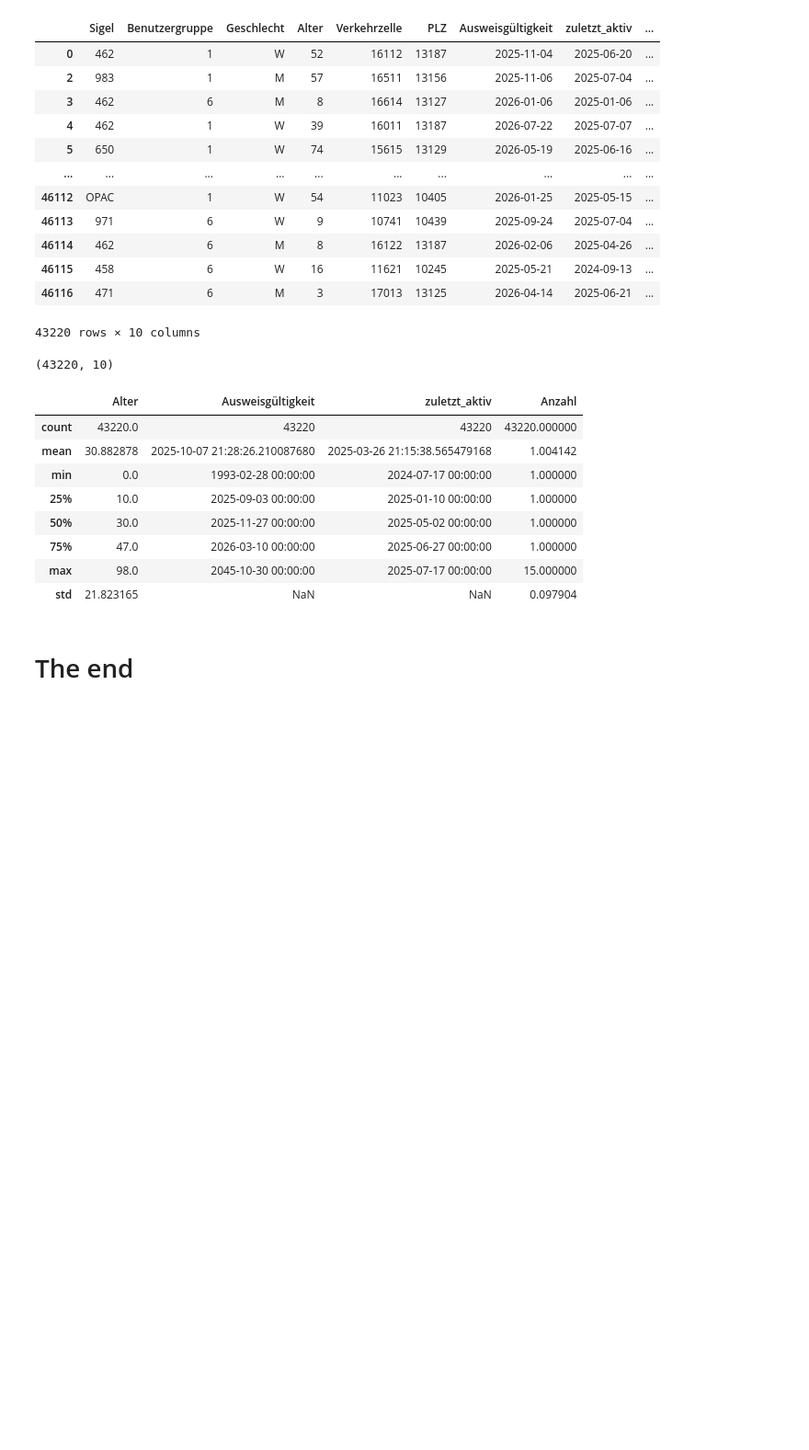
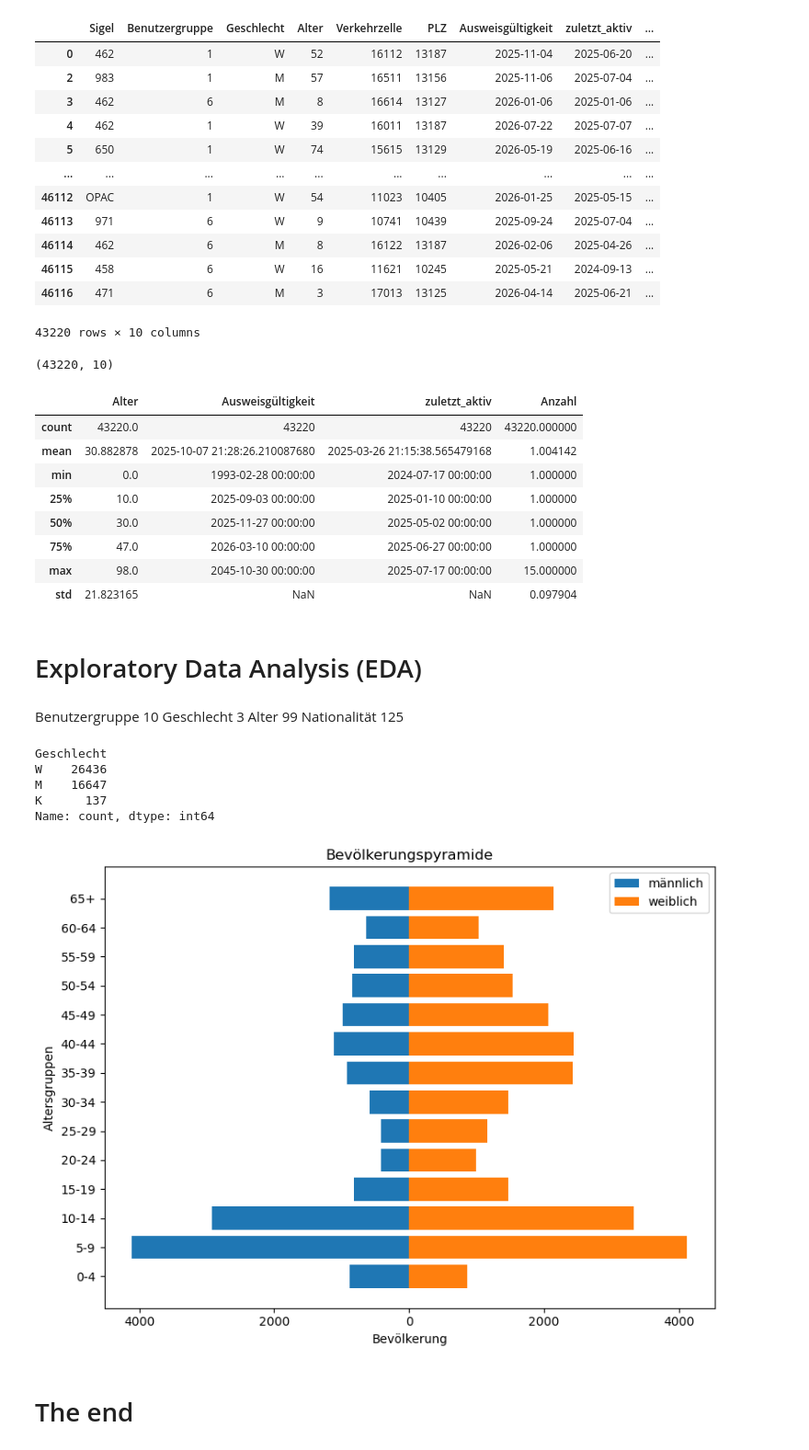
Before and after one commit to BeatriceM476/Final-project, a Jupyter notebook: LesAkt_240717_250717.ipynb, the cells around one changed output. Shown at 92% size. Drawn from its saved outputs; the diff is of its cells as text; code cells hidden in the pictures; blank space fills up the shorter version.

```diff
--- a/LesAkt_240717_250717.ipynb
+++ b/LesAkt_240717_250717.ipynb
@@ -218,5 +220,61 @@ LesAkt_df.describe()
 | 75% | 47.0 | 2026-03-10 00:00:00 | 2025-06-27 00:00:00 | 1.000000 |
 | max | 98.0 | 2045-10-30 00:00:00 | 2025-07-17 00:00:00 | 15.000000 |
 | std | 21.823165 | NaN | NaN | 0.097904 |
+# %% [markdown]
+# Exploratory Data Analysis (EDA)
+# %% [markdown]
+Benutzergruppe         10
+Geschlecht              3
+Alter                  99
+Nationalität          125
+# %%
+# Age pyramid
+print(LesAkt_df["Geschlecht"].value_counts(dropna=False))
+# %% [output]
+Geschlecht
+W    26436
+M    16647
+K      137
+Name: count, dtype: int64
+# %%
+
+# Définition des classes d’âge (0–4, 5–9, ..., 60–64, 65+)
+bins = list(range(0, 66, 5)) + [200]   # => [0,5,10,...,65,200]
+labels = [f"{i}-{i+4}" for i in range(0, 65, 5)] + ["65+"]
+
+# Créer les classes
+LesAkt_df['Altersgruppe'] = pd.cut(
+    LesAkt_df['Alter'],
+    bins=bins,
+    labels=labels,
+    right=False
+)
+
+# Compter par sexe et tranche d’âge
+age_pyramid = LesAkt_df.groupby(['Altersgruppe', 'Geschlecht']).size().unstack(fill_value=0)
+
+# Création du graphique
+fig, ax = plt.subplots(figsize=(8,6))
+
+# Hommes à gauche (valeurs négatives)
+ax.barh(age_pyramid.index.astype(str), -age_pyramid.get('M', 0), label='männlich')
+
+# Femmes à droite (valeurs positives)
+ax.barh(age_pyramid.index.astype(str),  age_pyramid.get('W', 0), label='weiblich')
+
+# Titres et axes en allemand
+ax.set_xlabel("Bevölkerung")
+ax.set_ylabel("Altersgruppen")
+ax.set_title("Bevölkerungspyramide")
+ax.legend()
+
+# ✅ Transformer les ticks de l’axe X en valeurs absolues
+xticks = ax.get_xticks()
+ax.set_xticklabels([abs(int(x)) for x in xticks])
+
+plt.tight_layout()
+plt.show()
+# %% [output]
+[figure, added]
 # %% [markdown]
 # The end
```
Also changed, not shown: parts of 1 cell of this notebook.
